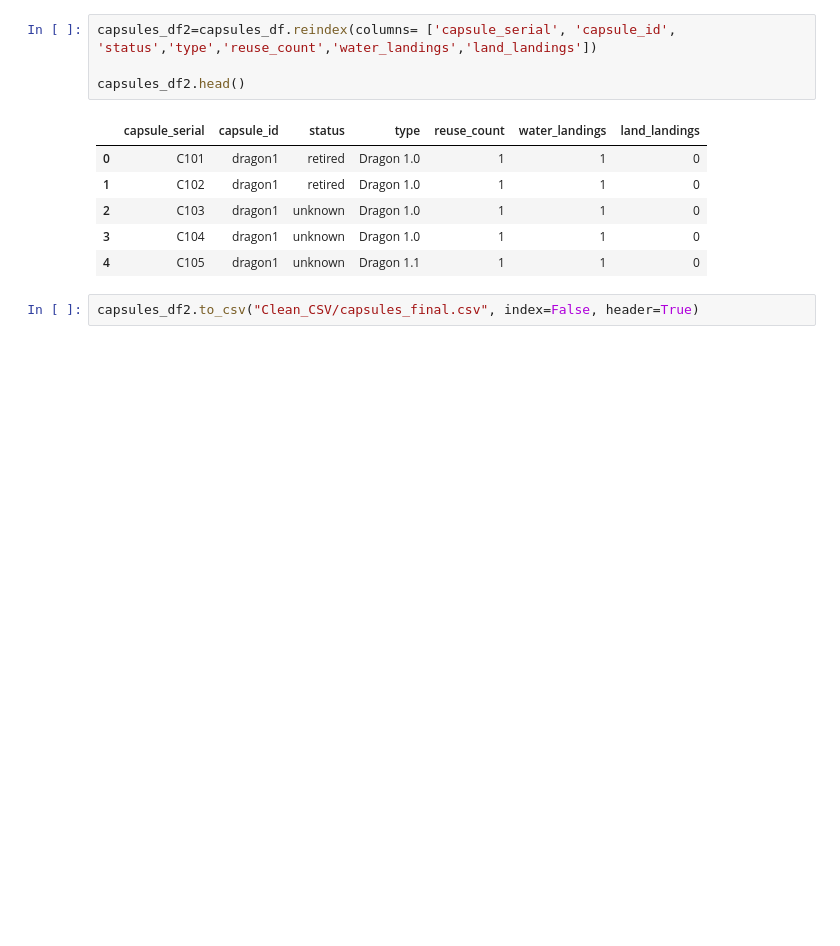
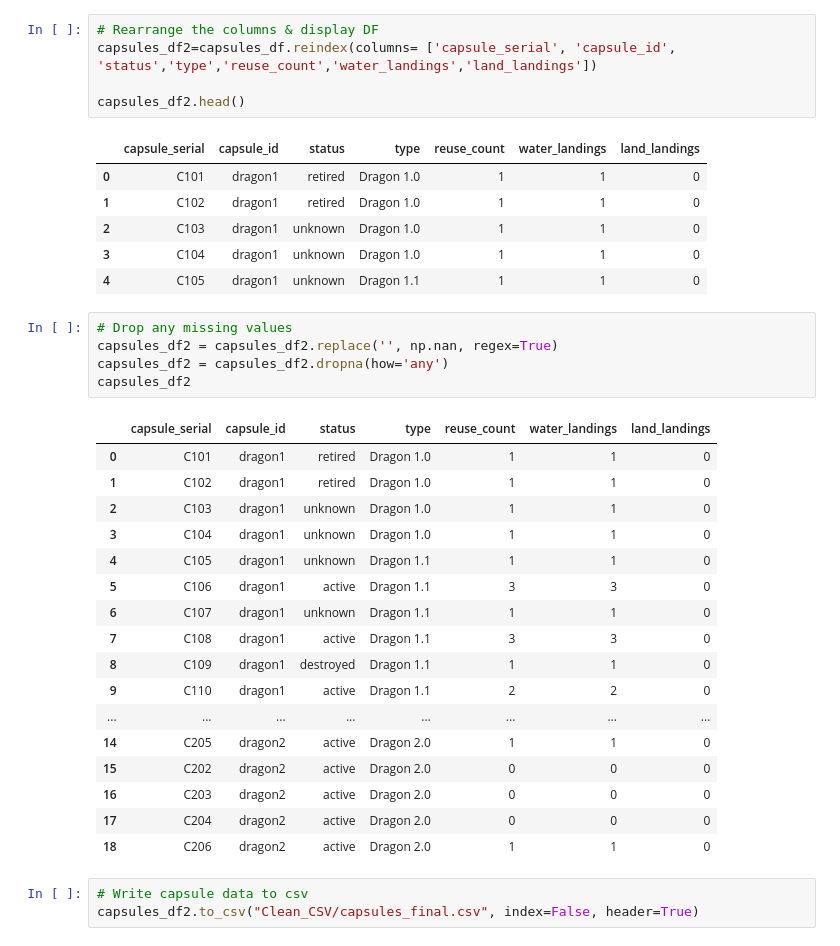
Before and after one commit to HIboDahir29/Mission_SpaceX, a Jupyter notebook: capsules.ipynb, the cells around one changed output. Cells and saved outputs as stored; diff of their text form; blank space fills up the shorter version.

```diff
--- a/capsules.ipynb
+++ b/capsules.ipynb
@@ -120,6 +131,7 @@ capsules_df
 | 18 | C206 | active | 1 | 1 | 0 | dragon2 | Dragon 2.0 |
 | 19 | C207 | active | 0 | 0 | 0 |  |  |
 # %%
+# Rearrange the columns & display DF
 capsules_df2=capsules_df.reindex(columns= ['capsule_serial', 'capsule_id', 'status','type','reuse_count','water_landings','land_landings'])
 
 capsules_df2.head()
@@ -130,5 +142,29 @@ capsules_df2.head()
 | 2 | C103 | dragon1 | unknown | Dragon 1.0 | 1 | 1 | 0 |
 | 3 | C104 | dragon1 | unknown | Dragon 1.0 | 1 | 1 | 0 |
 | 4 | C105 | dragon1 | unknown | Dragon 1.1 | 1 | 1 | 0 |
+# %%
+# Drop any missing values
+capsules_df2 = capsules_df2.replace('', np.nan, regex=True)
+capsules_df2 = capsules_df2.dropna(how='any')
+capsules_df2
+# %% [output]
+|  | capsule_serial | capsule_id | status | type | reuse_count | water_landings | land_landings |
+| 0 | C101 | dragon1 | retired | Dragon 1.0 | 1 | 1 | 0 |
+| 1 | C102 | dragon1 | retired | Dragon 1.0 | 1 | 1 | 0 |
+| 2 | C103 | dragon1 | unknown | Dragon 1.0 | 1 | 1 | 0 |
+| 3 | C104 | dragon1 | unknown | Dragon 1.0 | 1 | 1 | 0 |
+| 4 | C105 | dragon1 | unknown | Dragon 1.1 | 1 | 1 | 0 |
+| 5 | C106 | dragon1 | active | Dragon 1.1 | 3 | 3 | 0 |
+| 6 | C107 | dragon1 | unknown | Dragon 1.1 | 1 | 1 | 0 |
+| 7 | C108 | dragon1 | active | Dragon 1.1 | 3 | 3 | 0 |
+| 8 | C109 | dragon1 | destroyed | Dragon 1.1 | 1 | 1 | 0 |
+| 9 | C110 | dragon1 | active | Dragon 1.1 | 2 | 2 | 0 |
+| ... | ... | ... | ... | ... | ... | ... | ... |
+| 14 | C205 | dragon2 | active | Dragon 2.0 | 1 | 1 | 0 |
+| 15 | C202 | dragon2 | active | Dragon 2.0 | 0 | 0 | 0 |
+| 16 | C203 | dragon2 | active | Dragon 2.0 | 0 | 0 | 0 |
+| 17 | C204 | dragon2 | active | Dragon 2.0 | 0 | 0 | 0 |
+| 18 | C206 | dragon2 | active | Dragon 2.0 | 1 | 1 | 0 |
 # %%
+# Write capsule data to csv
 capsules_df2.to_csv("Clean_CSV/capsules_final.csv", index=False, header=True)
```
Also changed, not shown: parts of 7 cells of this notebook, 1 other file.
